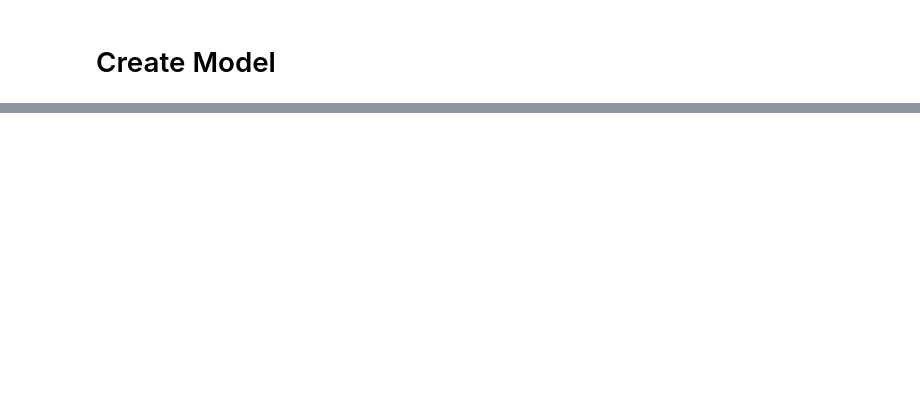
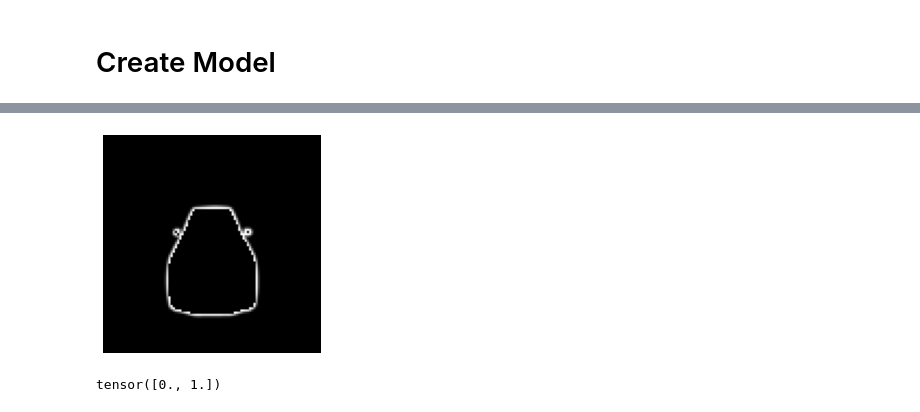
Before and after one commit to santanu94/pytorch-practise, a Jupyter notebook: Semantic Segmentation/Carvana Image Masking Challenge/Untitled.ipynb, the cells around one changed output, grey strips where cells are left out. Drawn from its saved outputs; the diff is of its cells as text; code cells hidden in the pictures; blank space fills up the shorter version.

```diff
--- a/Semantic Segmentation/Carvana Image Masking Challenge/Untitled.ipynb
+++ b/Semantic Segmentation/Carvana Image Masking Challenge/Untitled.ipynb
@@ -269,0 +265,13 @@ train_dataset[0][0].permute(1, 2, 0).shape
+# %%
+mask[mask == 1] = 0
+# %%
+plt.imshow(mask.view(100, 100), cmap='gray')
+plt.axis('off')
+plt.xlabel('Input Mask')
+plt.show()
+# %% [output]
+[figure, added]
+# %%
+torch.unique(transforms.ToTensor()(Image.open('train_masks/b24fd9084449_10_mask.gif').convert('L')))
+# %% [output]
+tensor([0., 1.])
```
Also changed, not shown: parts of 8 cells of this notebook, 2 other files.
